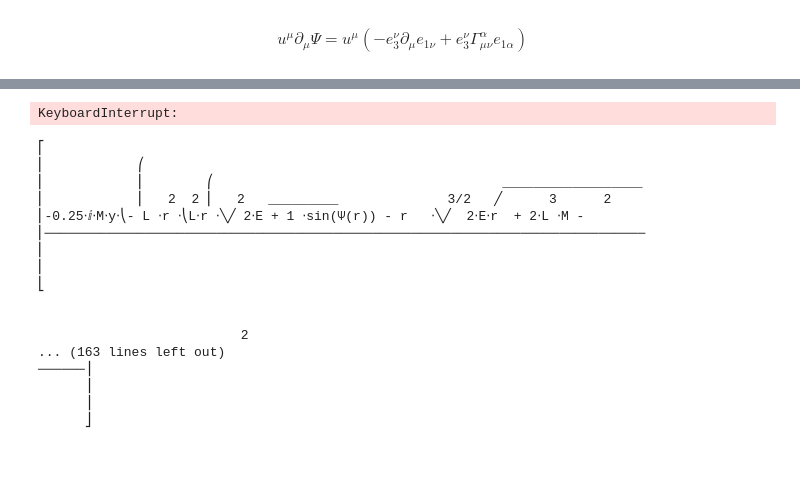
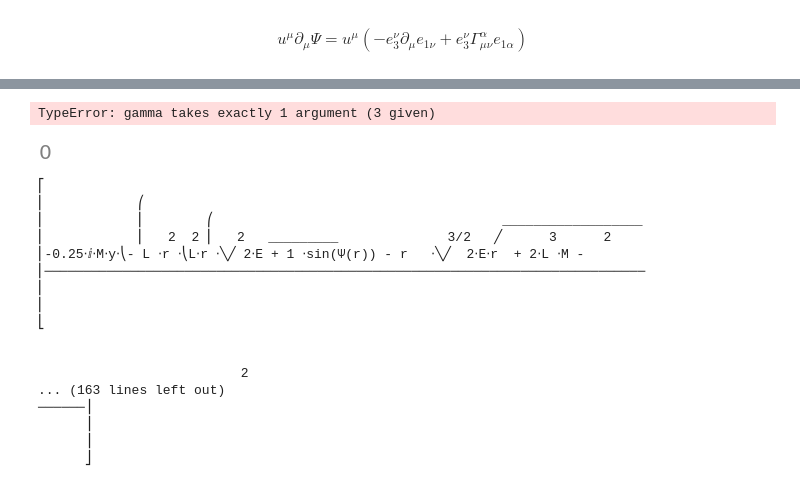
Before and after one commit to MagicMonti/Neutrinos, a Jupyter notebook: code/calculations.ipynb, the cells around one changed output, grey strips where cells are left out. Drawn from its saved outputs; the diff is of its cells as text; code cells hidden in the pictures; blank space fills up the shorter version.

```diff
--- a/code/calculations.ipynb
+++ b/code/calculations.ipynb
@@ -148,5 +152,5 @@ KeyboardInterrupt:
 # %%
-u_val = u(mu).replace_with_arrays(repl, [mu]).tolist()
+u_val = u(mu).replace_with_arrays(repl, [mu])
 e_1_val = e_1(mu).replace_with_arrays(repl, [mu])
 e_2_val = [0,0,1/r,0]
 e_3_val = e_3(mu).replace_with_arrays(repl,[mu])
@@ -157,8 +165,8 @@ tetraed = TensorHead("e", [Fermi, Global])
 psi = symbols("Psi", cls=Function)
 psi = psi(r)
 
-repl[tetraed(-a, mu)] = [
-    u_val,
+repl[tetraed(-i, mu)] = [
+    u_val.tolist(),
     (e_1_val*cos(psi) - e_3_val*sin(psi)).tolist(),
     e_2_val,
     (e_3_val*sin(psi) + e_3_val*cos(psi)).tolist()
@@ -198,8 +208,8 @@ repl_spacial[x(iS)] = [x_,y_,z_]
 
 repl_spacial[gamma(iS,A,-B)] = [mgamma(1).tolist(), mgamma(2).tolist(), mgamma(3).tolist()]
 repl_spacial[gamma_0(A,-B)] = mgamma(0).tolist()
-repl_spacial[spinor(A)] = [1/sqrt(2), -1/sqrt(2),0,0]
-repl_spacial[spinor_bar(-A)] = (Matrix([1/sqrt(2), -1/sqrt(2),0,0]).T@mgamma(0)).tolist()[0]
+repl_spacial[spinor(A)] = [1,0,0,0]
+repl_spacial[spinor_bar(-A)] = (Matrix([1,0,0,0]).T@mgamma(0)).tolist()[0]
 
 repl_spacial[R_1(-jS,-mS)] = R_in_fermi[1:4,0,0,1:4].tolist()
 repl_spacial[R_2(-kS, -jS, -mS)] = R_in_fermi[1:4,1:4,0,1:4].tolist()
@@ -207,16 +217,18 @@ repl_spacial[R_3(-jS, -iS, -mS)] = R_in_fermi[0,1:4, 1:4, 1:4].tolist()
 repl_spacial[R_4(-kS, -jS, -iS, -mS)] = R_in_fermi[1:4, 1:4, 1:4, 1:4].tolist()
 # %%
 v_0 = spinor_bar(-A)*(1/2 * gamma_0(A,-B)*gamma(-jS, B,-C)*R_1(jS,-mS)*x(mS) + 1/4 * gamma(-kS,A,-B)*gamma(-jS,B,-C)*R_2(kS,jS,-mS)*x(mS) )*spinor(C)
-v_0 = simplify((v_0.replace_with_arrays(repl_spacial,v_0.get_free_indices())).subs(theta,pi/2).subs(u_phi(r), L/r**2).subs(u_r(r), sqrt(2*Energy +  2*M/r - L**2/r**2 + 2*M*L**2/r**3)).subs(u_t(r), sqrt(2*Energy + 1)/f).subs(r_s, 2*M))
+v_0 = simplify((v_0.replace_with_arrays(repl_spacial,v_0.get_free_indices())).subs(theta,pi/2).subs(u_phi(r), L/r**2).subs(u_r(r), sqrt(2*Energy +  2*M/r - L**2/r**2 + 2*M*L**2/r**3)).subs(u_t(r), r*sqrt(2*Energy + 1)*sqrt(1/(4*M**2 - 4*M*r + r**2))).subs(r_s, 2*M))
+# %% [output]
+TypeError: gamma takes exactly 1 argument (3 given)
+# %%
+v_0.subs(y,0)
+# %% [output]
+[figure, added]
 # %%
 def rationalize_coeffs(expr):
     for i in expr.atoms(Float):
         r = Rational(str(i)).limit_denominator(1000)
         expr = expr.subs(i, r)
     return expr
-# %%
-cancel(rationalize_coeffs(v_0))
-# %% [output]
-KeyboardInterrupt:
 # %%
 v_i = spinor_bar(-A)*(frac(1/4) * gamma_0(A,-B)*gamma(-jS, B,-C)*R_3(jS,-iS,-mS)*x(mS) + frac(1/8) * gamma(-kS,A,-B)*gamma(-jS,B,-C)*R_4(kS,jS,-iS,-mS)*x(mS) )*spinor(C)
```
Also changed, not shown: parts of 27 cells of this notebook.
